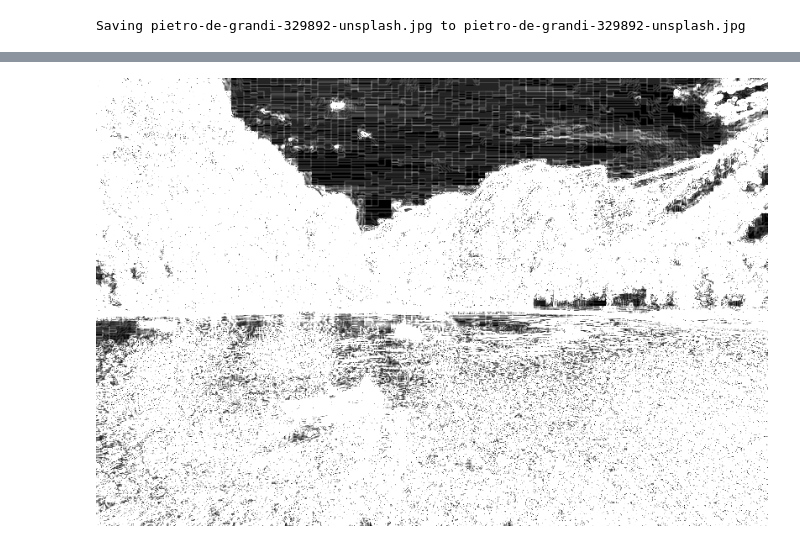
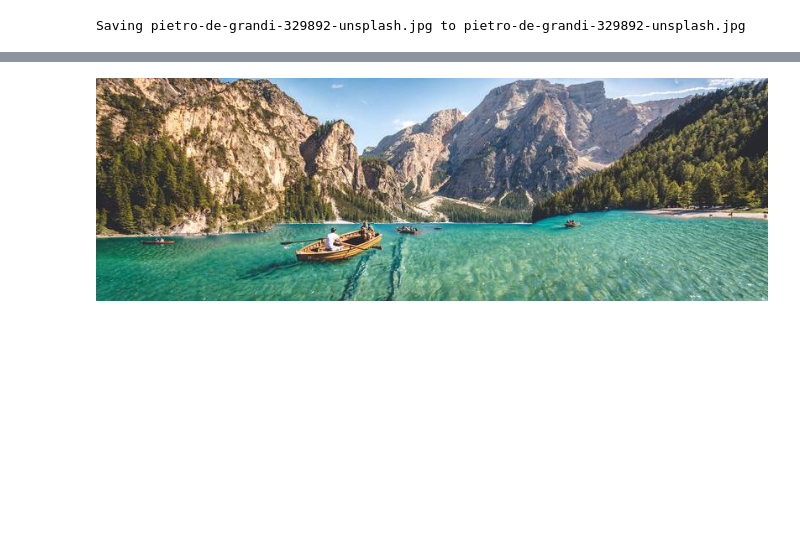
Before and after one commit to arulagarwal/Dynamic-Image-Resizing-using-Seam-Carving, a Jupyter notebook: Seam_Carving.ipynb, the cells around one changed output, grey strips where cells are left out. Saved outputs shown, nothing was run; the diff lists cells and outputs as text; code cells hidden in the pictures; blank space fills up the shorter version.

```diff
--- a/Seam_Carving.ipynb
+++ b/Seam_Carving.ipynb
@@ -117,14 +126,8 @@ def main():
 
 if __name__ == '__main__':
     main()
-# %%
-from PIL import Image
-import cv2
-from google.colab.patches import cv2_imshow
-import numpy as np
-in_filename = '/content/pietro-de-grandi-329892-unsplash.jpg'
-img = imread(in_filename)
-img2 = calc_energy(img)
-cv2.imshow(img2)
-# %% [output]
-[figure, removed]
+# %%
+#@title Output Image
+Image(filename='/content/otput.jpg')
+# %% [output]
+[figure, added]
```
Also changed, not shown: parts of 4 cells of this notebook.
